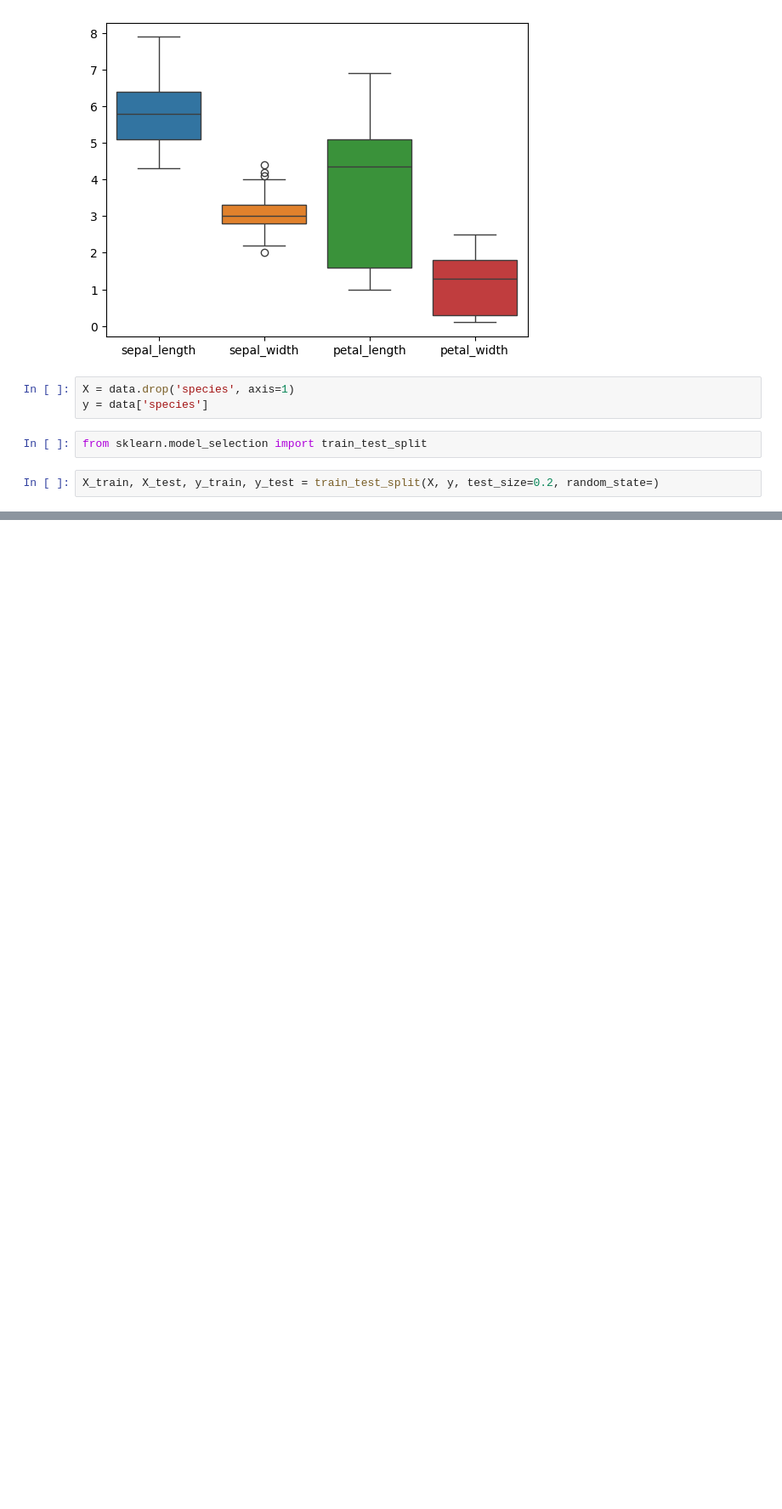
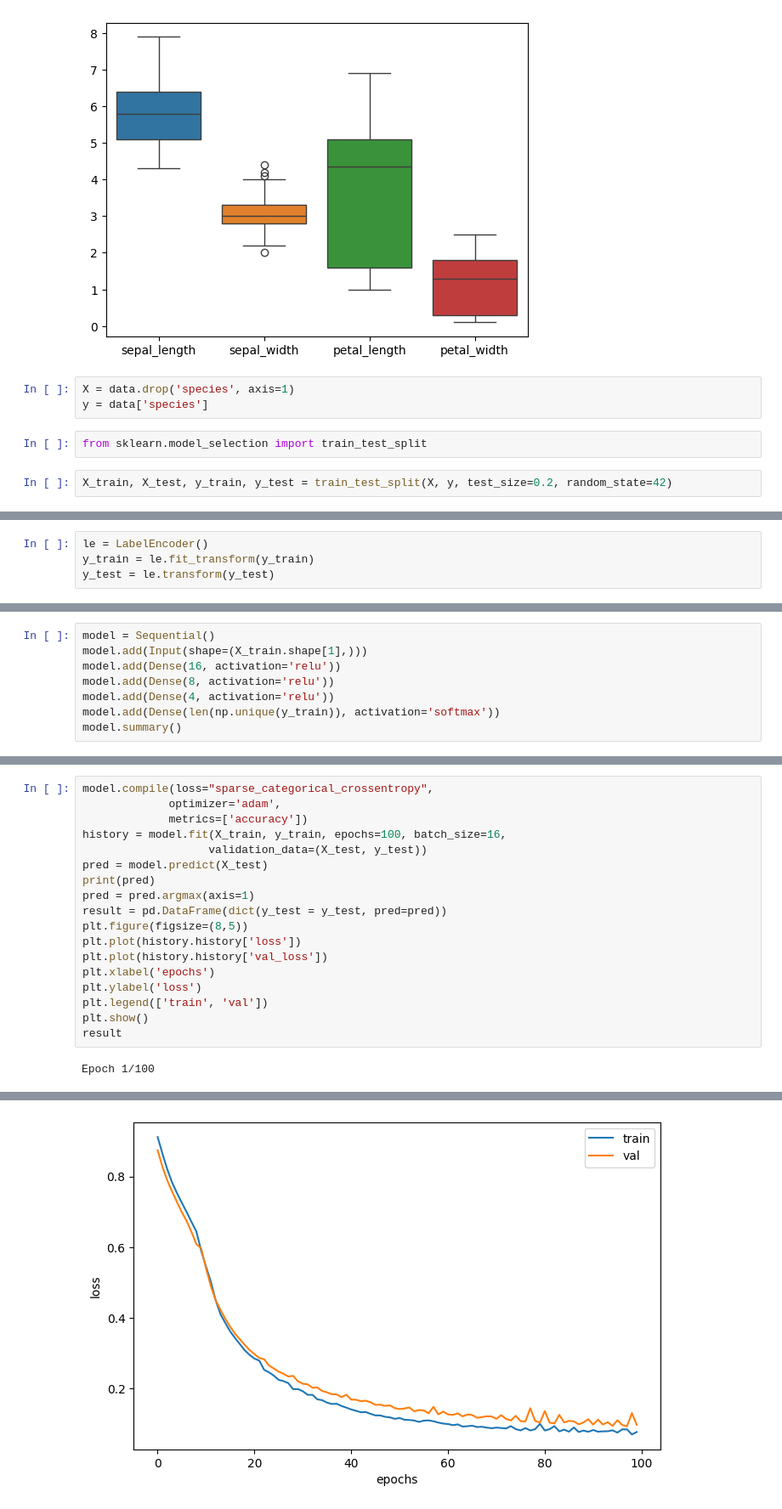
Before and after one commit to haram4th/fintech4, a Jupyter notebook: 07DeepLearning/03텐서플로우로 다중분류하기.ipynb, the cells around one changed output, grey strips where cells are left out. Shown at 85% size. Saved outputs shown, nothing was run; the diff lists cells and outputs as text; blank space fills up the shorter version.

```diff
--- a/07DeepLearning/03텐서플로우로 다중분류하기.ipynb
+++ b/07DeepLearning/03텐서플로우로 다중분류하기.ipynb
@@ -46,4 +46,4 @@ y = data['species']
 # %%
 from sklearn.model_selection import train_test_split
 # %%
-X_train, X_test, y_train, y_test = train_test_split(X, y, test_size=0.2, random_state=)
+X_train, X_test, y_train, y_test = train_test_split(X, y, test_size=0.2, random_state=42)
@@ -49,0 +87,4 @@ X_train, X_test, y_train, y_test = train_test_split(X, y, test_size=0.2, random_
+# %%
+le = LabelEncoder()
+y_train = le.fit_transform(y_train)
+y_test = le.transform(y_test)
@@ -49,0 +113,8 @@ X_train, X_test, y_train, y_test = train_test_split(X, y, test_size=0.2, random_
+# %%
+model = Sequential()
+model.add(Input(shape=(X_train.shape[1],)))
+model.add(Dense(16, activation='relu'))
+model.add(Dense(8, activation='relu'))
+model.add(Dense(4, activation='relu'))
+model.add(Dense(len(np.unique(y_train)), activation='softmax'))
+model.summary()
@@ -49,0 +143,20 @@ X_train, X_test, y_train, y_test = train_test_split(X, y, test_size=0.2, random_
+# %%
+model.compile(loss="sparse_categorical_crossentropy",
+             optimizer='adam',
+             metrics=['accuracy'])
+history = model.fit(X_train, y_train, epochs=100, batch_size=16,
+                   validation_data=(X_test, y_test))
+pred = model.predict(X_test)
+print(pred)
+pred = pred.argmax(axis=1)
+result = pd.DataFrame(dict(y_test = y_test, pred=pred))
+plt.figure(figsize=(8,5))
+plt.plot(history.history['loss'])
+plt.plot(history.history['val_loss'])
+plt.xlabel('epochs')
+plt.ylabel('loss')
+plt.legend(['train', 'val'])
+plt.show()
+result
+# %% [output]
+Epoch 1/100
@@ -49,0 +186 @@ X_train, X_test, y_train, y_test = train_test_split(X, y, test_size=0.2, random_
+[figure, added]
```
Also changed, not shown: parts of 26 cells of this notebook, 2 other files.
